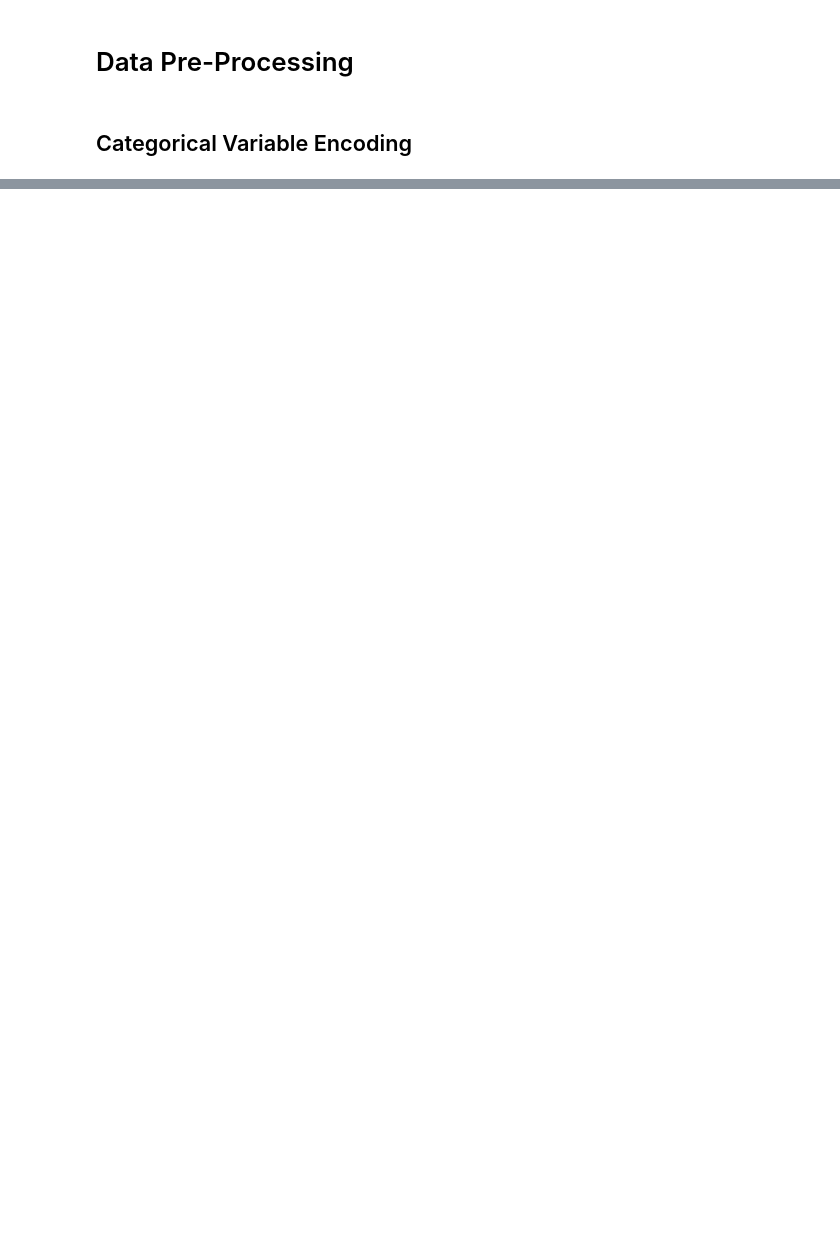
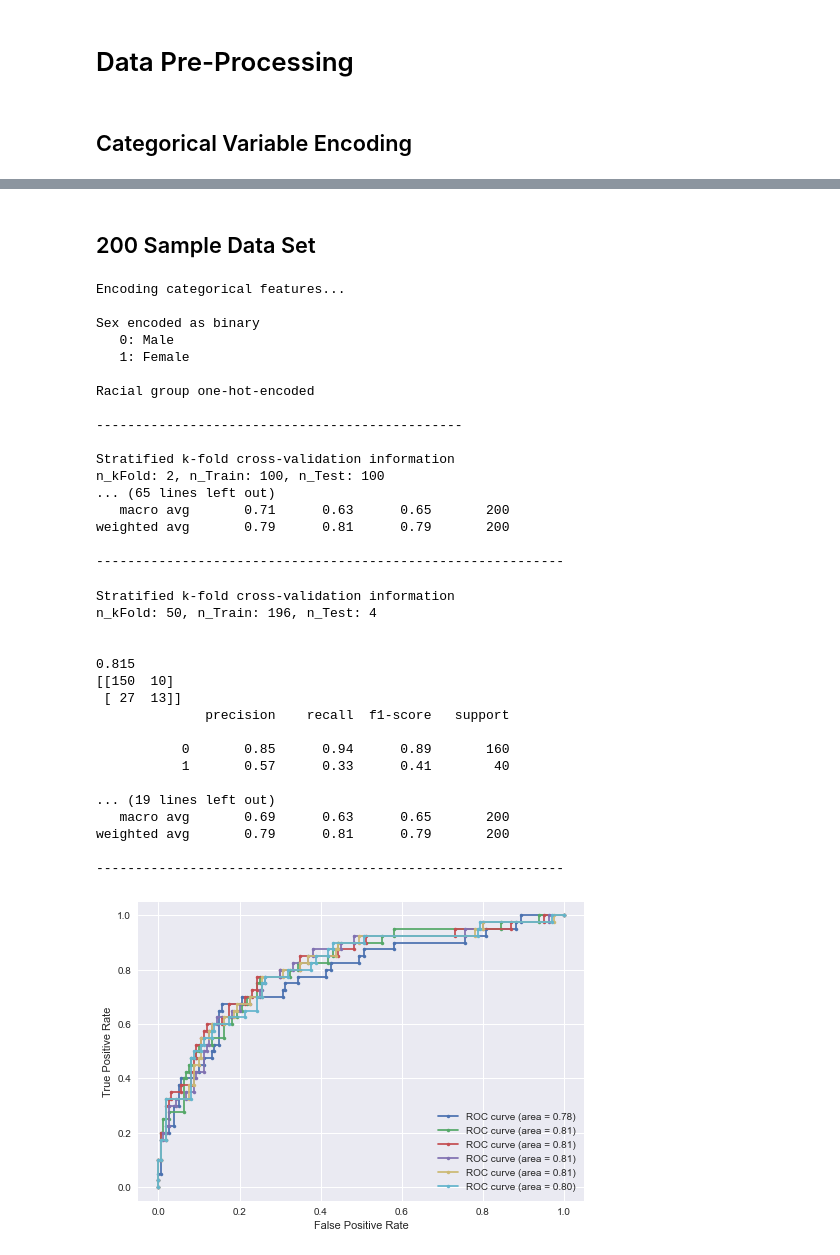
Before and after one commit to BrentonGraham/biomedical-ml-anschutz, a Jupyter notebook: 3. Logistic Regression & Cross-Validation/LogisticRegression&CrossValidation.ipynb, the cells around one changed output, grey strips where cells are left out. Cells and saved outputs as stored; diff of their text form; code cells hidden in the pictures; blank space fills up the shorter version.

```diff
--- a/3. Logistic Regression & Cross-Validation/LogisticRegression&CrossValidation.ipynb
+++ b/3. Logistic Regression & Cross-Validation/LogisticRegression&CrossValidation.ipynb
@@ -33,0 +42,5 @@ data50_df.head()
+# %%
+# 200 sample data set
+data200_df = pd.read_excel(f'{WORK_DIR}/CardiacHypertrophyData_200Samples.xlsx')
+print(data200_df.shape)
+data200_df.head(5)
@@ -237,0 +428,54 @@ X.head(5)
+# %% [markdown]
+## 200 Sample Data Set
+# %%
+# Split into X, y and encode categorical features
+X, y = X_y_split(df=data200_df, target='Pathologic?', to_numpy=False)
+X = encodeCategories(X)
+print(f'-----------------------------------------------\n')
+
+# Implement k-fold cross-validation with logistic regression classifier for multiple sizes of k
+k_sizes = [2, 5, 10, 25, 50, 100]
+for k in k_sizes:
+
+    # Stratified k-fold cross-validation of Logistic Regression model
+    y_true, y_pred, y_score = kFold_logReg_classification(X=X.to_numpy(), y=y.to_numpy(), k_fold=k)
+
+    # Evaluate performance
+    logReg_performance_eval(y_true=y_true, y_pred=y_pred, y_score=y_score)
+    print(f'------------------------------------------------------------\n')
+# %% [output]
+Encoding categorical features...
+
+Sex encoded as binary
+   0: Male
+   1: Female
+
+Racial group one-hot-encoded
+
+-----------------------------------------------
+
+Stratified k-fold cross-validation information
+n_kFold: 2, n_Train: 100, n_Test: 100
+... (65 lines left out)
+   macro avg       0.71      0.63      0.65       200
+weighted avg       0.79      0.81      0.79       200
+
+------------------------------------------------------------
+Stratified k-fold cross-validation information
+n_kFold: 50, n_Train: 196, n_Test: 4
+
+
+0.815
+[[150  10]
+ [ 27  13]]
+              precision    recall  f1-score   support
+
+           0       0.85      0.94      0.89       160
+           1       0.57      0.33      0.41        40
+
+... (19 lines left out)
+   macro avg       0.69      0.63      0.65       200
+weighted avg       0.79      0.81      0.79       200
+
+------------------------------------------------------------
+[figure, added]
```
Also changed, not shown: parts of 21 cells of this notebook, 1 other file.
